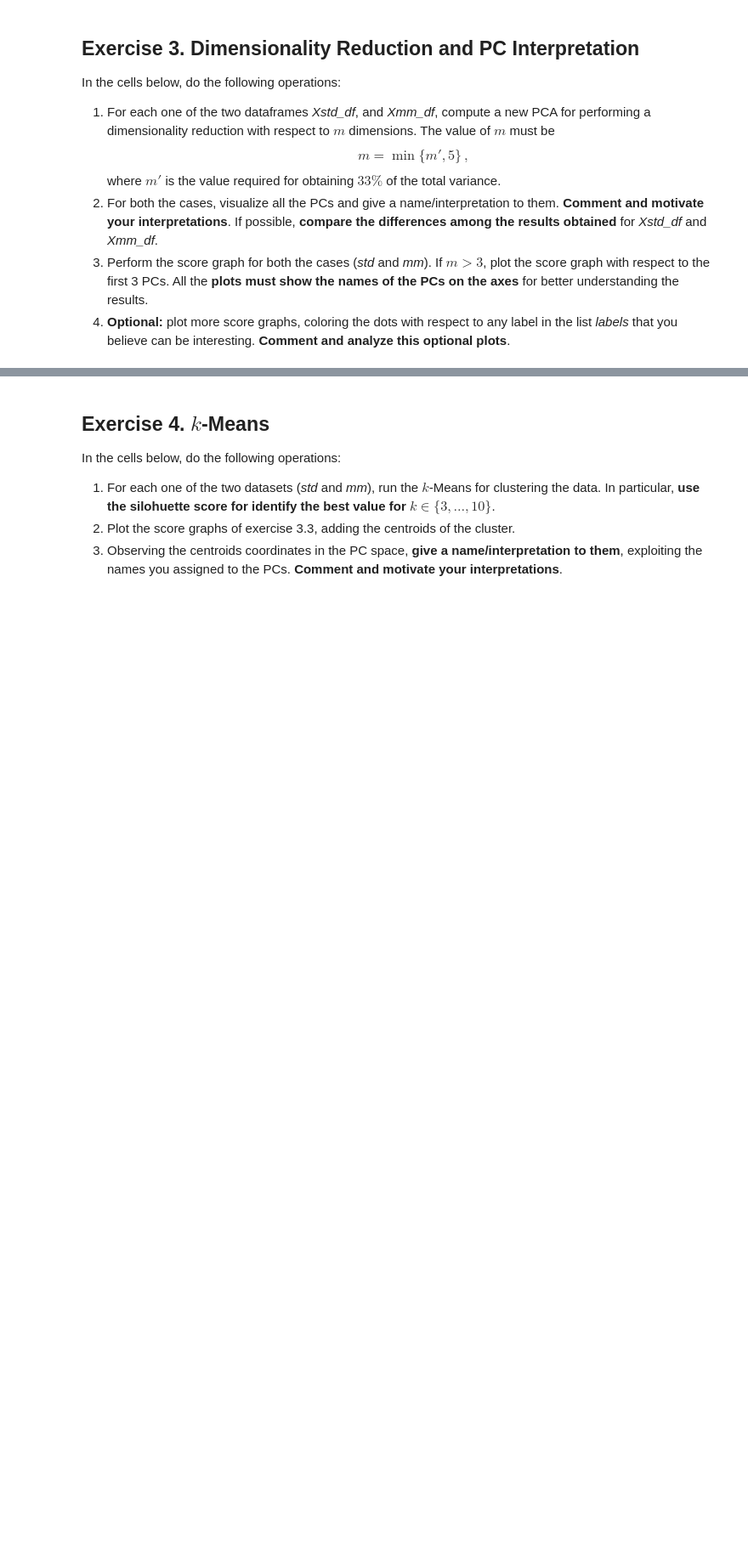
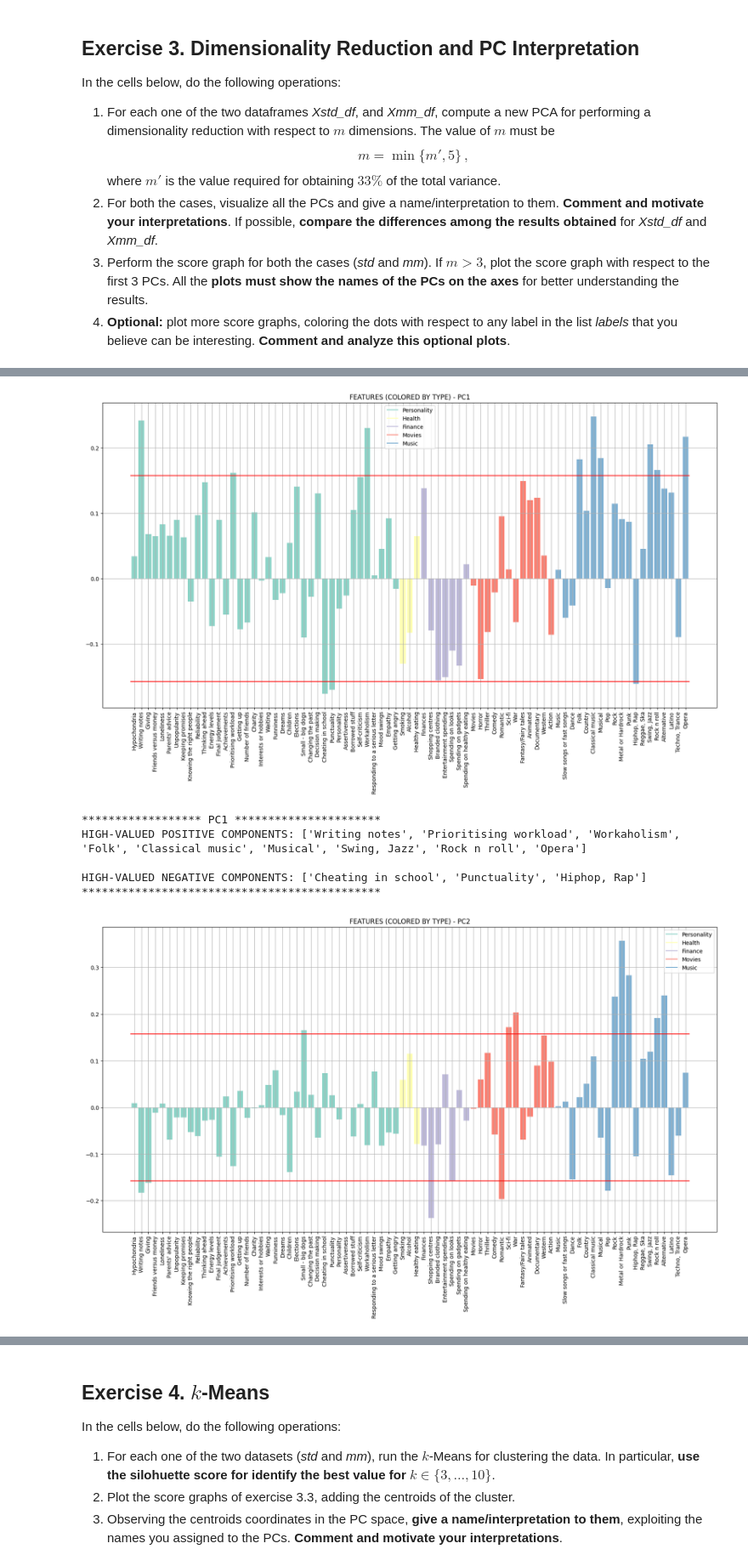
Before and after one commit to andrespinni/HW_PCA, a Jupyter notebook: HWpca_Surname1_Surname2.ipynb, the cells around one changed output, grey strips where cells are left out. Shown at 85% size. Drawn from its saved outputs; the diff is of its cells as text; code cells hidden in the pictures; blank space fills up the shorter version.

```diff
--- a/HWpca_Surname1_Surname2.ipynb
+++ b/HWpca_Surname1_Surname2.ipynb
@@ -425,0 +397,50 @@ ValueError: shape mismatch: objects cannot be broadcast to a single shape.  Mism
+# %%
+def interpret(pca, m):
+    # DEFINE EPSILON
+    eps = np.sqrt(1 / pca.n_features_in_)*1.4
+
+    # DEFINE THE LIST OF COLORS W.R.T. THE FEATURE
+    featureListColor = [colorFeature[f] for f in these_features]
+
+    # MAKE A CUSTOM LEGEND
+    type_colors_legend = [Line2D([0], [0], color=colorType[k]) for k in colorType.keys()]
+
+    # FOR-CYCLE TO GENERALIZE THE PLOT COMMANDS
+    for ii in range(m):
+        # MAKE THE BARPLOT WITH SKILL TYPE COLORS
+        plt.figure(figsize=(20, 10))
+        plt.bar(np.arange(pca.n_features_in_), pca.components_[ii,:], color=featureListColor)
+
+        plt.plot([-0.5, pca.n_features_in_ - 0.5], [eps, eps], 'red')
+        plt.plot([-0.5, pca.n_features_in_ - 0.5], [-eps, -eps], 'red')
+
+        plt.xticks(ticks=np.arange(pca.n_features_in_),labels=these_features,rotation=90)
+        plt.title(f"FEATURES (COLORED BY TYPE) - PC{ii+1}")
+        plt.legend(type_colors_legend,[k for k in colorType.keys()])
+        plt.grid()
+        plt.show()
+
+        # THE SELECTION OF THE FEATURES WITH CONTRIBUTE GREATER THAN THE THRESHOLD
+        ind_great_pos_PCii = np.argwhere(pca.components_[ii, :] >= eps).flatten()
+        ind_great_neg_PCii = np.argwhere(pca.components_[ii, :] <= -eps).flatten()
+
+        great_pos_PCii = [these_features[i] for i in ind_great_pos_PCii]
+        great_neg_PCii = [these_features[i] for i in ind_great_neg_PCii]
+
+        print('')
+        print(f'****************** PC{ii+1} **********************')
+        print(f'HIGH-VALUED POSITIVE COMPONENTS: {great_pos_PCii}')
+        print('')
+        print(f'HIGH-VALUED NEGATIVE COMPONENTS: {great_neg_PCii}')
+        print('*********************************************')
+        print('')
+
+interpret(pca_mm, m_mm)
+# %% [output]
+[figure, added]
+****************** PC1 **********************
+HIGH-VALUED POSITIVE COMPONENTS: ['Writing notes', 'Prioritising workload', 'Workaholism', 'Folk', 'Classical music', 'Musical', 'Swing, Jazz', 'Rock n roll', 'Opera']
+
+HIGH-VALUED NEGATIVE COMPONENTS: ['Cheating in school', 'Punctuality', 'Hiphop, Rap']
+*********************************************
+[figure, added]
```
Also changed, not shown: parts of 10 cells of this notebook, 1 other file.
